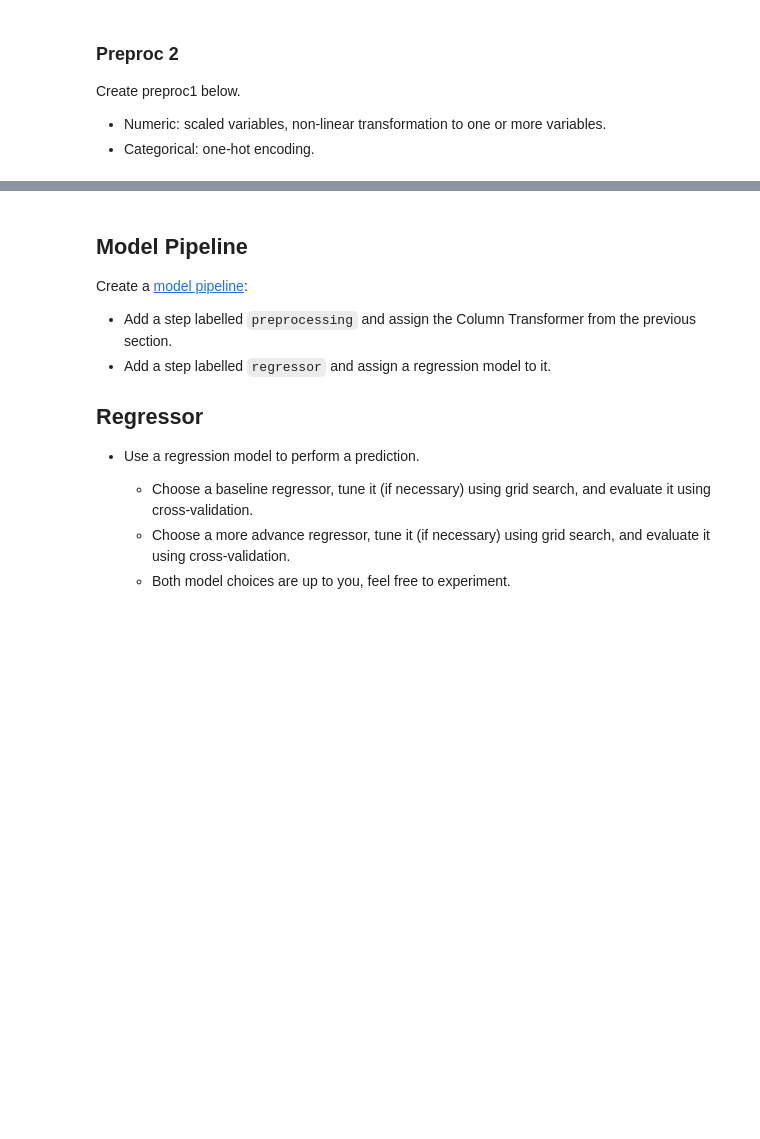
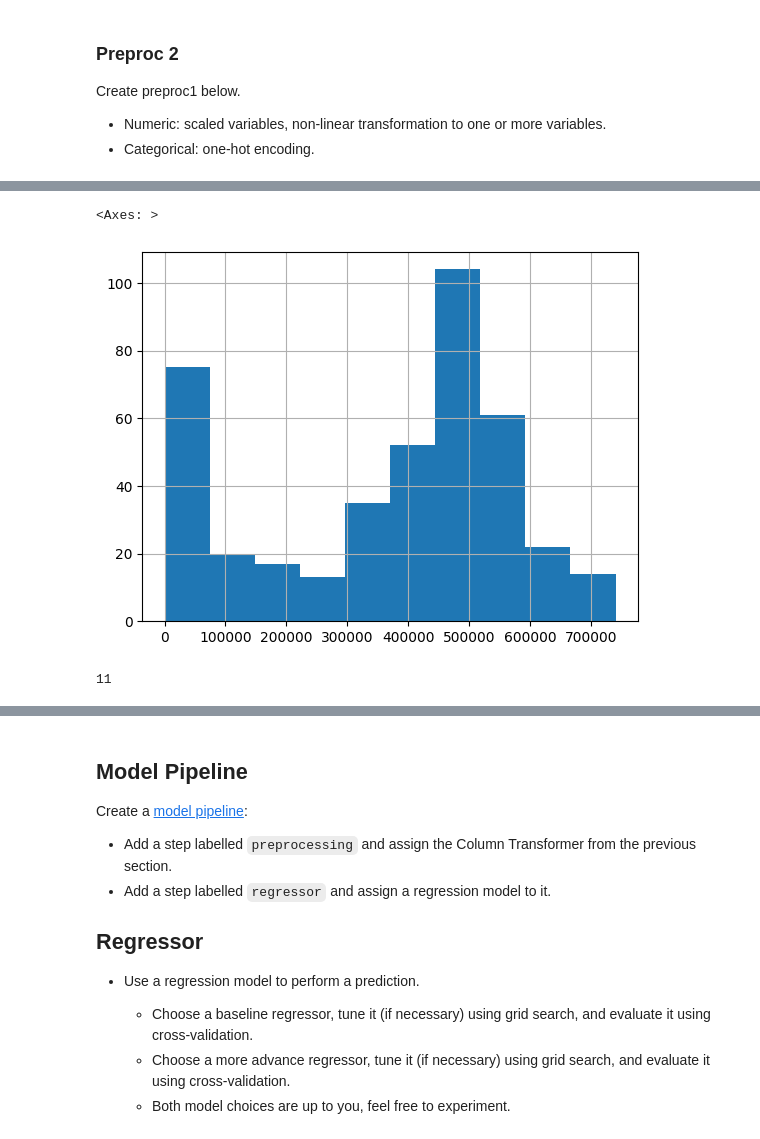
Before and after one commit to jseis/production, a Jupyter notebook: 02_activities/assignments/assignment_2.ipynb, the cells around one changed output, grey strips where cells are left out. Saved outputs shown, nothing was run; the diff lists cells and outputs as text; code cells hidden in the pictures; blank space fills up the shorter version.

```diff
--- a/02_activities/assignments/assignment_2.ipynb
+++ b/02_activities/assignments/assignment_2.ipynb
@@ -144,0 +184,10 @@ Create preproc1 below.
+# %%
+X_train['dc'].apply(lambda x: x**2).hist()
+# %% [output]
+<Axes: >
+[figure, added]
+# %%
+temp_num_cols = np.append(num_cols, 'trans_rh')
+len(temp_num_cols)
+# %% [output]
+11
```
Also changed, not shown: parts of 8 cells of this notebook.
